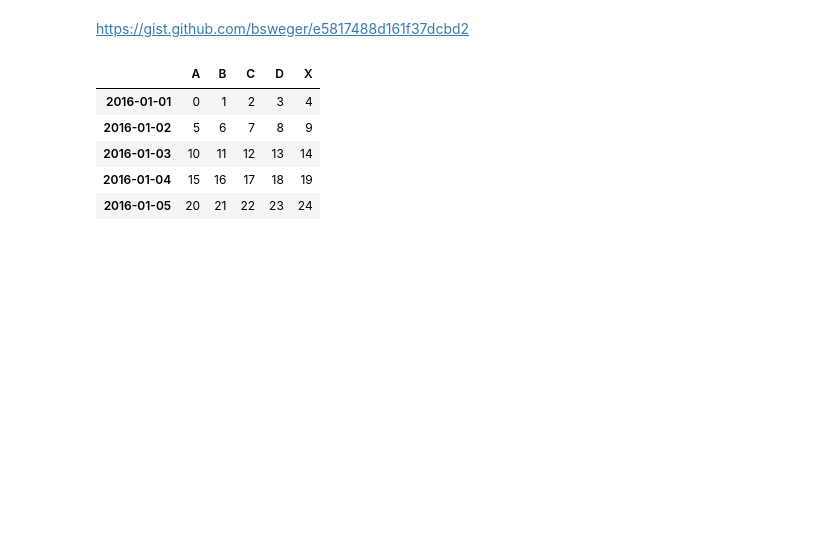
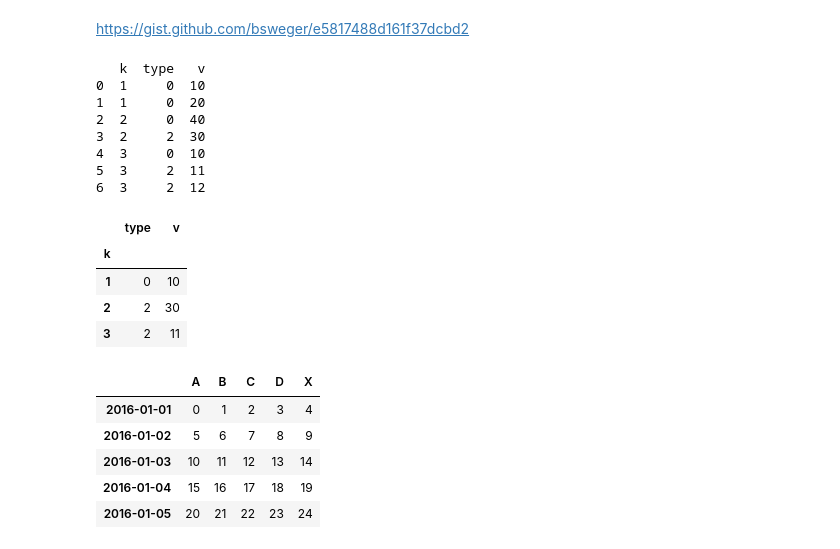
Before and after one commit to sidazhou/ipython_notes, a Jupyter notebook: notes.ipynb, the cells around one changed output. Cells and saved outputs as stored; diff of their text form; code cells hidden in the pictures; blank space fills up the shorter version.

```diff
--- a/notes.ipynb
+++ b/notes.ipynb
@@ -7,6 +7,37 @@ import matplotlib.pyplot as plt
 %matplotlib inline
 import pickle
 from IPython.display import display
+# %%
+# custom groupby
+df = pd.DataFrame({'k': [1,1,2,2,3,3,3], 'v': [10,20,40,30,10,11,12], 'type':[0,0,0,2,0,2,2]})
+print df
+df.index = df.k
+df = df.drop('k',1)
+
+def myf(df):
+    temp_df = df.loc[df['type'] == 2]
+    if temp_df.empty:
+        return df.iloc[0] # [0:1]
+    else:
+        return temp_df.iloc[0]
+
+df = df.groupby(df.index).apply(myf)
+
+df
+# %% [output]
+   k  type   v
+0  1     0  10
+1  1     0  20
+2  2     0  40
+3  2     2  30
+4  3     0  10
+5  3     2  11
+6  3     2  12
+|  | type | v |
+| k |  |  |
+| 1 | 0 | 10 |
+| 2 | 2 | 30 |
+| 3 | 2 | 11 |
 # %%
 df = pd.DataFrame(np.arange(25).reshape(5,5),
                       index=pd.date_range('1/1/2016', periods=5),
```
Also changed, not shown: 3 other files.
